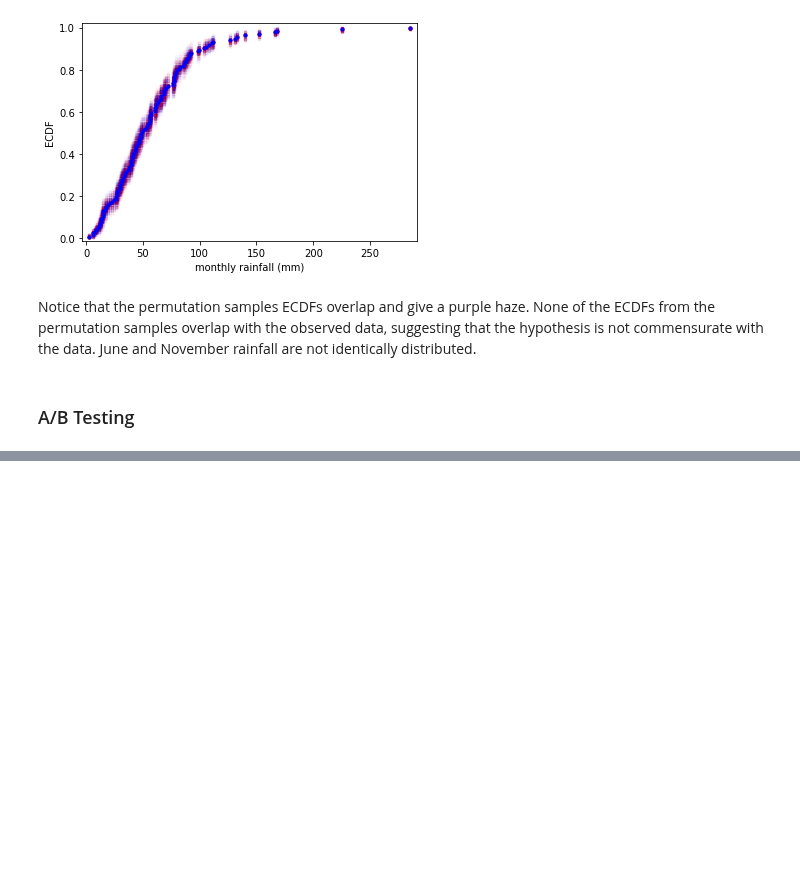
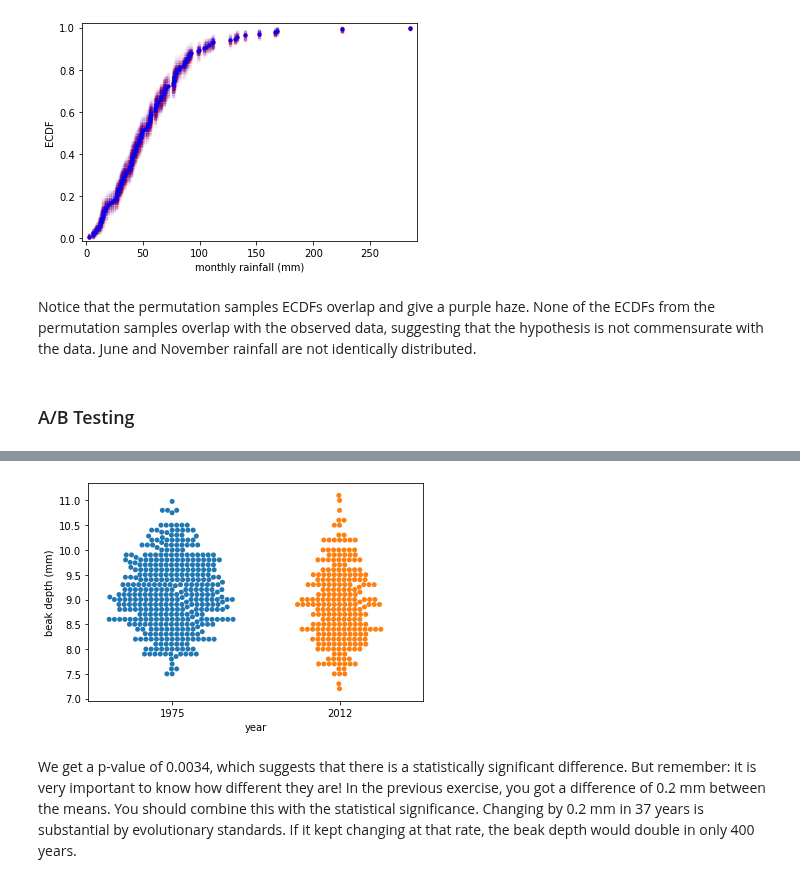
Before and after one commit to afminmax/DC-Data-Scientist-Lessons, a Jupyter notebook: 17-Statistics-with-Python-2/python-stats-2.ipynb, the cells around one changed output, grey strips where cells are left out. Drawn from its saved outputs; the diff is of its cells as text; code cells hidden in the pictures; blank space fills up the shorter version.

Commit message:
finches!

```diff
--- a/17-Statistics-with-Python-2/python-stats-2.ipynb
+++ b/17-Statistics-with-Python-2/python-stats-2.ipynb
@@ -3145,0 +3152,3 @@ print('p-value =', p)
+# %%
+df = pd.read_csv('finch_beaks_all.csv', header=0)
+df.head()
@@ -3145,0 +3162,12 @@ print('p-value =', p)
+# %%
+# Create bee swarm plot
+_ = sns.swarmplot(x='year', y='beak_depth', data=df)
+
+# Label the axes
+_ = plt.xlabel('year')
+_ = plt.ylabel('beak depth (mm)')
+
+# Show the plot
+plt.show()
+# %% [output]
+[figure, added]
@@ -3145,0 +3232,2 @@ print('p-value =', p)
+# %% [markdown]
+We get a p-value of 0.0034, which suggests that there is a statistically significant difference. But remember: it is very important to know how different they are! In the previous exercise, you got a difference of 0.2 mm between the means. You should combine this with the statistical significance. Changing by 0.2 mm in 37 years is substantial by evolutionary standards. If it kept changing at that rate, the beak depth would double in only 400 years.
```
Also changed, not shown: parts of 21 cells of this notebook.
